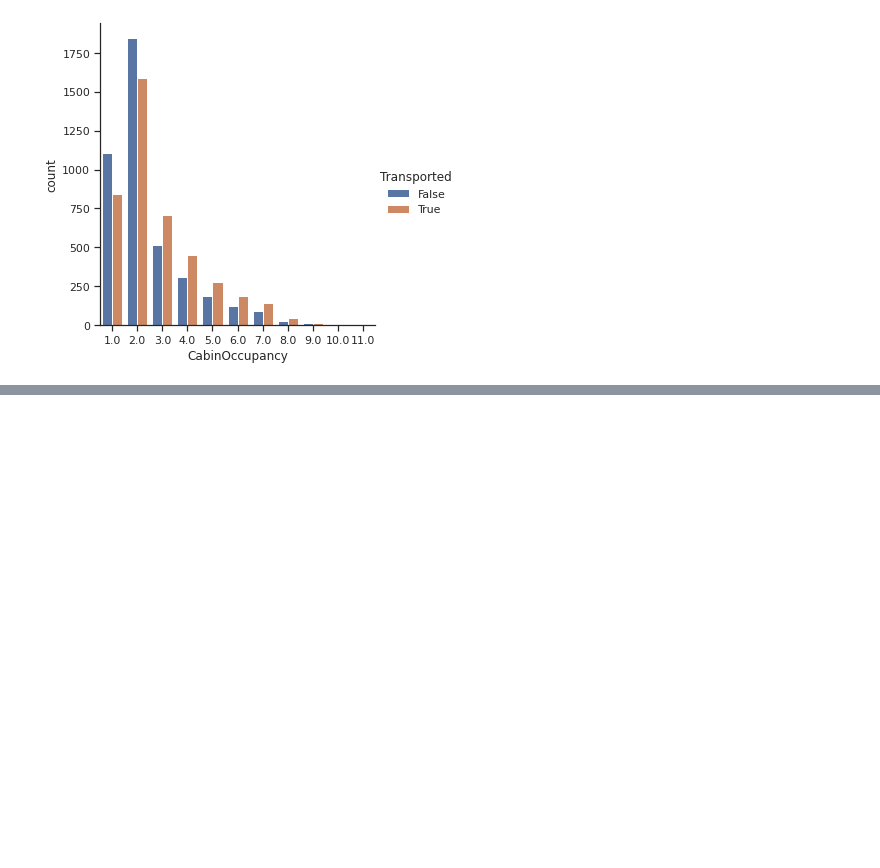
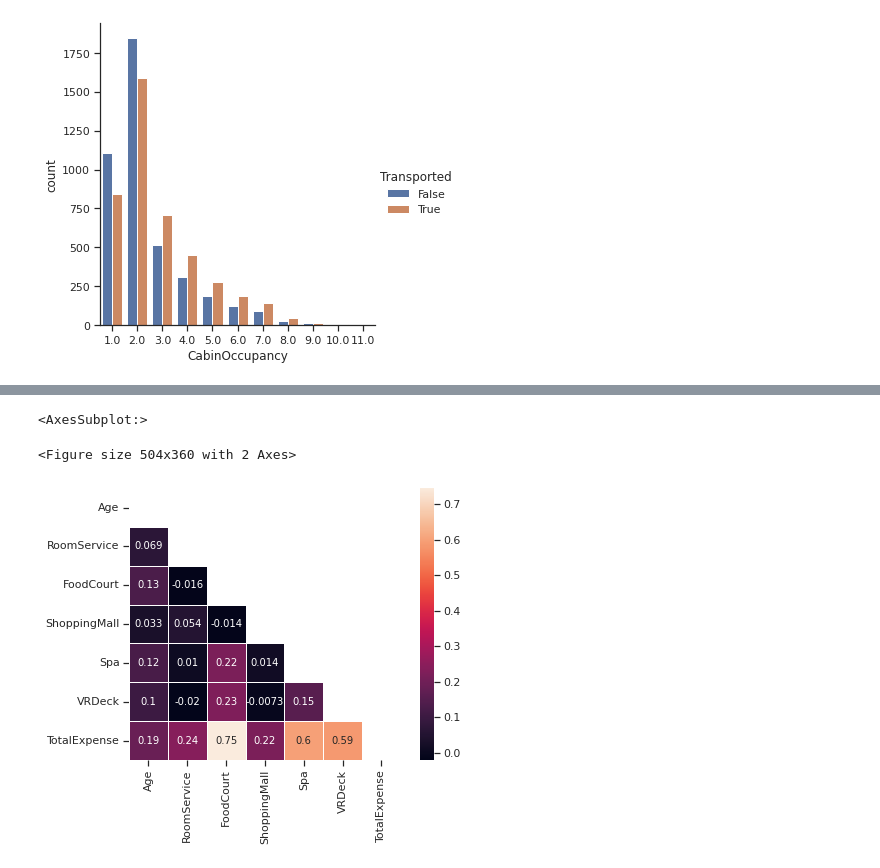
Before and after one commit to MalayAgr/Kaggle-Spaceship-Titanic, a Jupyter notebook: eda.ipynb, the cells around one changed output, grey strips where cells are left out. Cells and saved outputs as stored; diff of their text form; code cells hidden in the pictures; blank space fills up the shorter version.

```diff
--- a/eda.ipynb
+++ b/eda.ipynb
@@ -1093,6 +999,7 @@ Name: CabinId, dtype: object
 The number people with the same cabin ID could also become a feature.
 # %%
 df["CabinOccupancy"] = df.groupby("CabinId")["CabinId"].transform("count")
+df["CabinOccupancy"] = df["CabinOccupancy"].astype("category")
 df["CabinOccupancy"].value_counts()
 # %% [output]
 2.0     3432
@@ -1117,0 +1031,11 @@ sns.catplot(data=df, x="CabinOccupancy", hue="Transported", kind="count")
+# %%
+corr = df.drop("Transported", axis=1).corr()
+mask = np.zeros_like(corr.values)
+mask[np.triu_indices_from(mask)] = True
+
+f, ax = plt.subplots(figsize=(7, 5))
+sns.heatmap(corr, mask=mask, annot=True, linewidth=.5, square=True)
+# %% [output]
+<AxesSubplot:>
+<Figure size 504x360 with 2 Axes>
+[figure, added]
```
Also changed, not shown: parts of 56 cells of this notebook.
